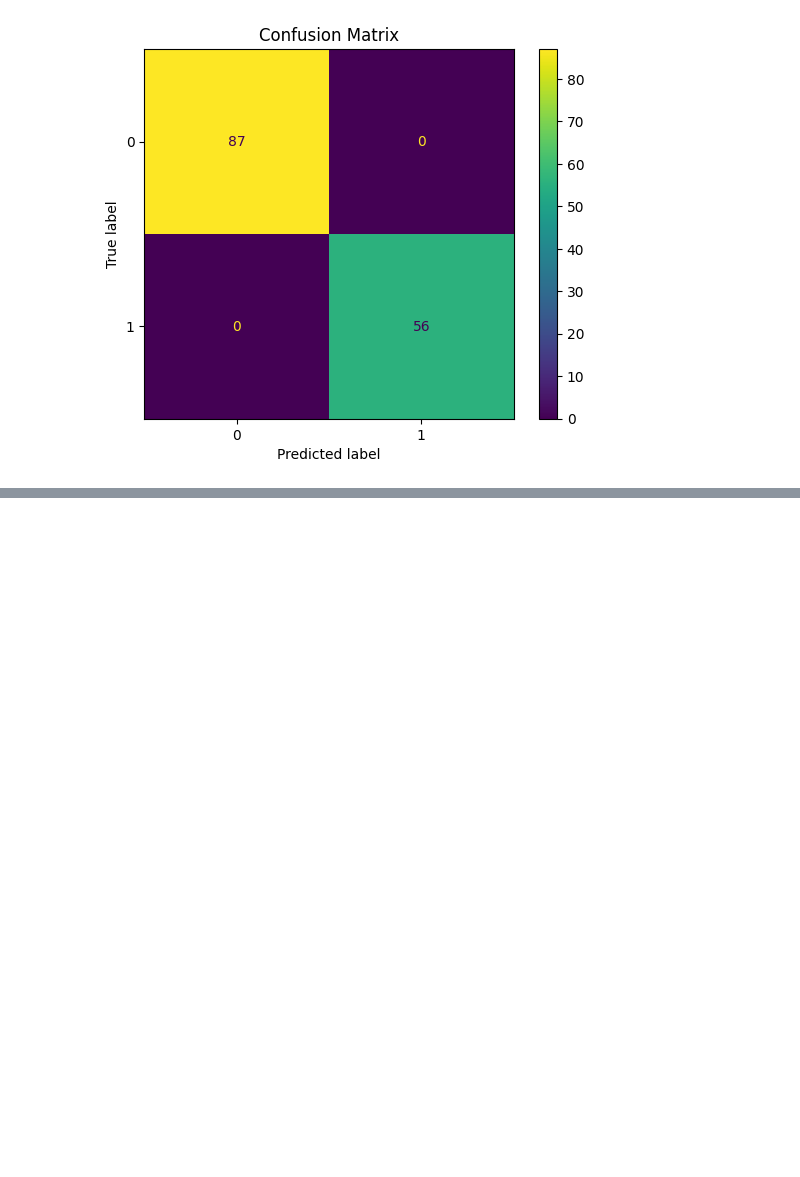
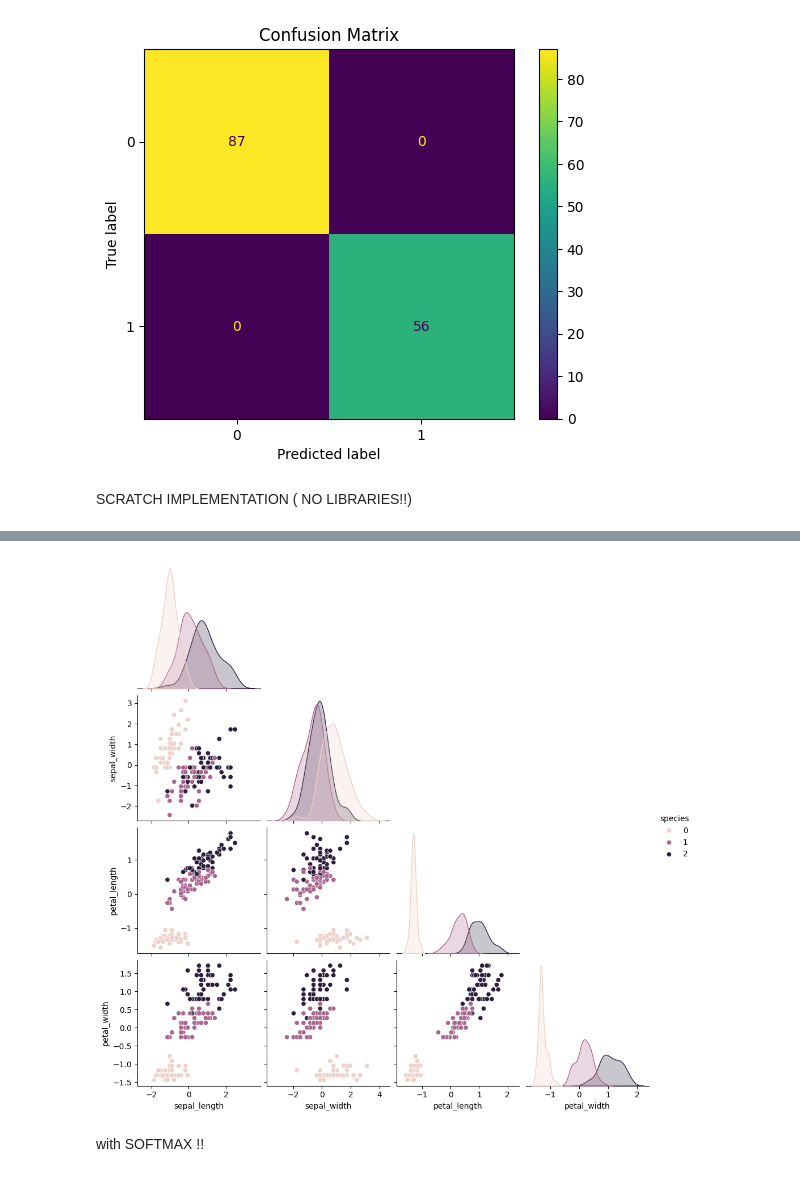
Before and after one commit to Sameena-sam/ML-on-diff-Datasets, a Jupyter notebook: notebooks/logistic_regression.ipynb, the cells around one changed output, grey strips where cells are left out. Cells and saved outputs as stored; diff of their text form; code cells hidden in the pictures; blank space fills up the shorter version.

Commit message:
Implemented scratch codes

```diff
--- a/notebooks/logistic_regression.ipynb
+++ b/notebooks/logistic_regression.ipynb
@@ -120,3 +120,80 @@ Confusion Matrix:
  [[87  0]
  [ 0 56]]
 [figure]
+# %% [markdown]
+SCRATCH IMPLEMENTATION ( NO LIBRARIES!!)
+# %%
+import numpy as np
+import pandas as pd
+
+df = pd.read_csv("../data/Iris.csv")
+print(df.head())
+
+X = df.iloc[:, : -1].values
+y = df.iloc[:, -1].values
+
+from sklearn.preprocessing import LabelEncoder
+le = LabelEncoder()
+y = le.fit_transform(y)
+print(np.unique(y))
+
+from sklearn.utils import shuffle
+X, y = shuffle(X, y, random_state=42)
+
+
+
+X = (X-X.mean(axis=0))/ X.std(axis=0)
+
+
+class LogisticRegressionScratch:
+    def __init__(self, lr = 0.01, epochs = 5000):
+        self.lr = lr
+        self.epochs = epochs
+
+    def sigmoid(self, z):
+        return 1/ (1 + np.exp(-z))
+
+    def fit(self, X, y):
+        m,n = X.shape
+        self.w = np.zeros(n)
+        self.b = 0
+
+        for _ in range(self.epochs):
+            z = X @ self.w + self.b
+            y_pred = self.sigmoid(z)
+            error = y_pred - y
+            dw = (1/m) * X.T @ error
+            db = (1/m) * np.sum(error)
+
+            self.w -= self.lr * dw
+            self.b -= self.lr * db
+
+    def predict_proba(self, X):
+        return self.sigmoid( X @ self.w + self.b)
+
+    def predict(self, X):
+        return (self.predict_proba(X) >= 0.5).astype(int)
+
+classes = np.unique(y)
+models =[]
+
+for c in classes:
+    y_binary = (y == c).astype(int)
+    model = LogisticRegressionScratch(lr = 0.01, epochs = 5000)
+    model.fit(X, y_binary)
+    models.append(model)
+
+def multiclass_prediction(X, models):
+    probs = np.array([model.predict_proba(X) for model in models])
+    return np.argmax(probs, axis = 0)
+
+y_pred = multiclass_prediction(X, models)
+accuracy = np.mean(y_pred == y)
+print("Multiclass Logistic Regression Accuracy: ", accuracy)
+
+import seaborn as sns
+df_plot = pd.DataFrame(X, columns=['sepal_length', 'sepal_width', 'petal_length', 'petal_width'])
+df_plot['species'] = y
+sns.pairplot(df_plot, hue='species', corner=True)
+plt.show()
+# %% [output]
@@ -122,0 +208,3 @@ Confusion Matrix:
+[figure, added]
+# %% [markdown]
+with SOFTMAX !!
```
Also changed, not shown: parts of 2 cells of this notebook.
